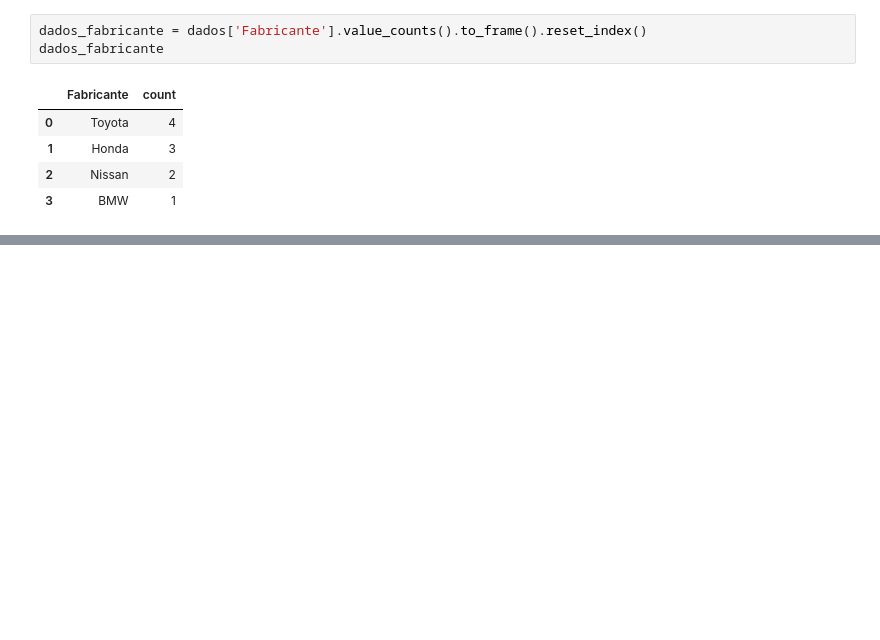
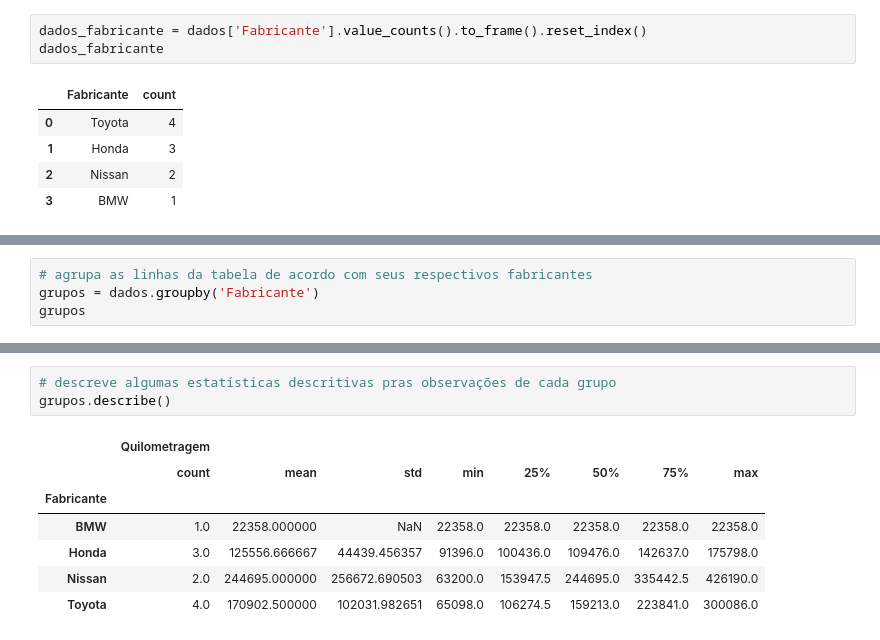
Before and after one commit to ricardoriverac/youxlab-treino-git, a Jupyter notebook: python-tayla/aulas-dados/estudos.ipynb, the cells around one changed output, grey strips where cells are left out. Drawn from its saved outputs; the diff is of its cells as text; blank space fills up the shorter version.

Commit message:
estudos dados

```diff
--- a/python-tayla/aulas-dados/estudos.ipynb
+++ b/python-tayla/aulas-dados/estudos.ipynb
@@ -497,0 +501,4 @@ dados_fabricante
+# %%
+# agrupa as linhas da tabela de acordo com seus respectivos fabricantes
+grupos = dados.groupby('Fabricante')
+grupos
@@ -497,0 +529,11 @@ dados_fabricante
+# %%
+# descreve algumas estatísticas descritivas pras observações de cada grupo
+grupos.describe()
+# %% [output]
+|  | Quilometragem |  |  |  |  |  |  |  |
+|  | count | mean | std | min | 25% | 50% | 75% | max |
+| Fabricante |  |  |  |  |  |  |  |  |
+| BMW | 1.0 | 22358.000000 | NaN | 22358.0 | 22358.0 | 22358.0 | 22358.0 | 22358.0 |
+| Honda | 3.0 | 125556.666667 | 44439.456357 | 91396.0 | 100436.0 | 109476.0 | 142637.0 | 175798.0 |
+| Nissan | 2.0 | 244695.000000 | 256672.690503 | 63200.0 | 153947.5 | 244695.0 | 335442.5 | 426190.0 |
+| Toyota | 4.0 | 170902.500000 | 102031.982651 | 65098.0 | 106274.5 | 159213.0 | 223841.0 | 300086.0 |
```
Also changed, not shown: parts of 27 cells of this notebook.
